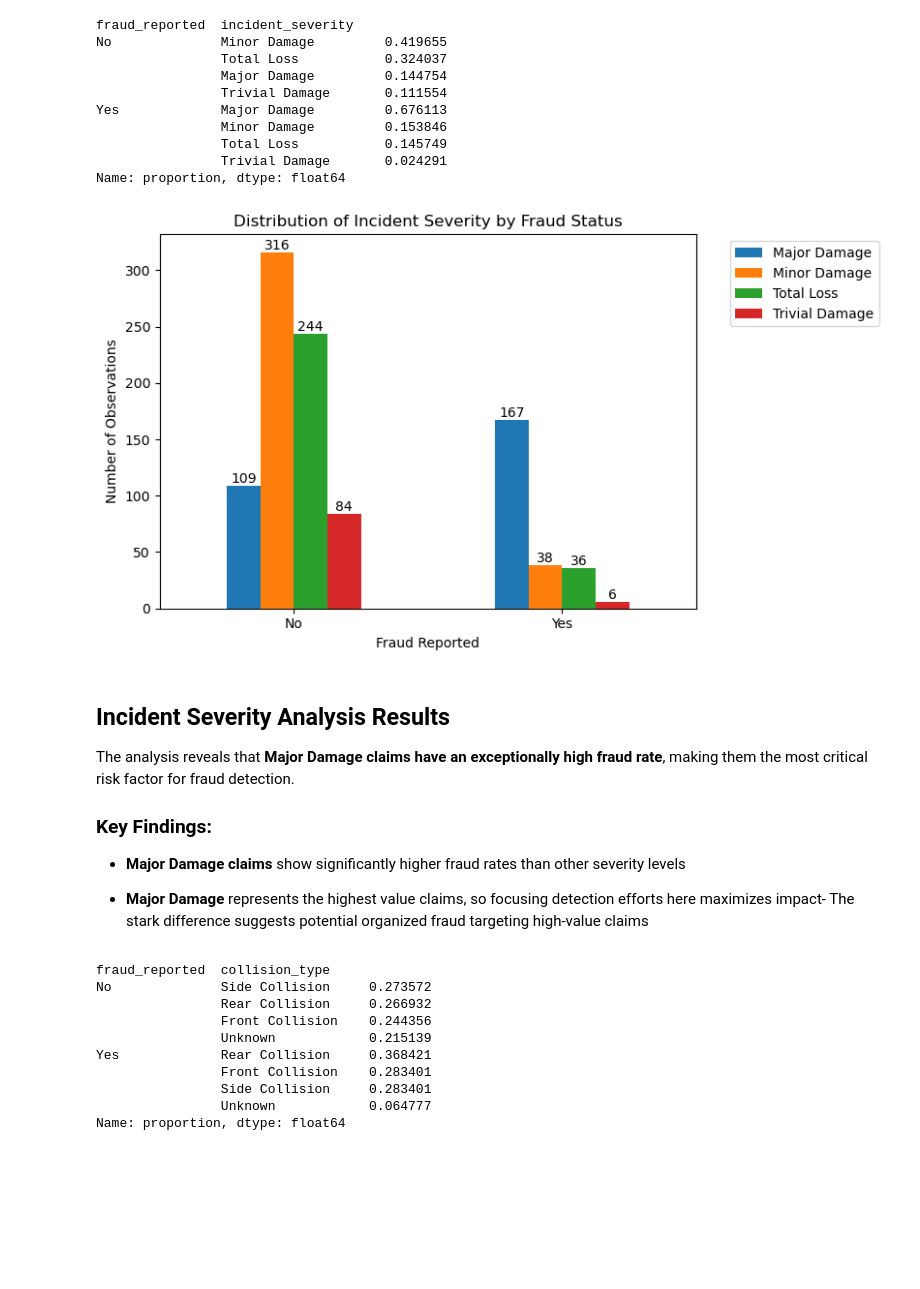
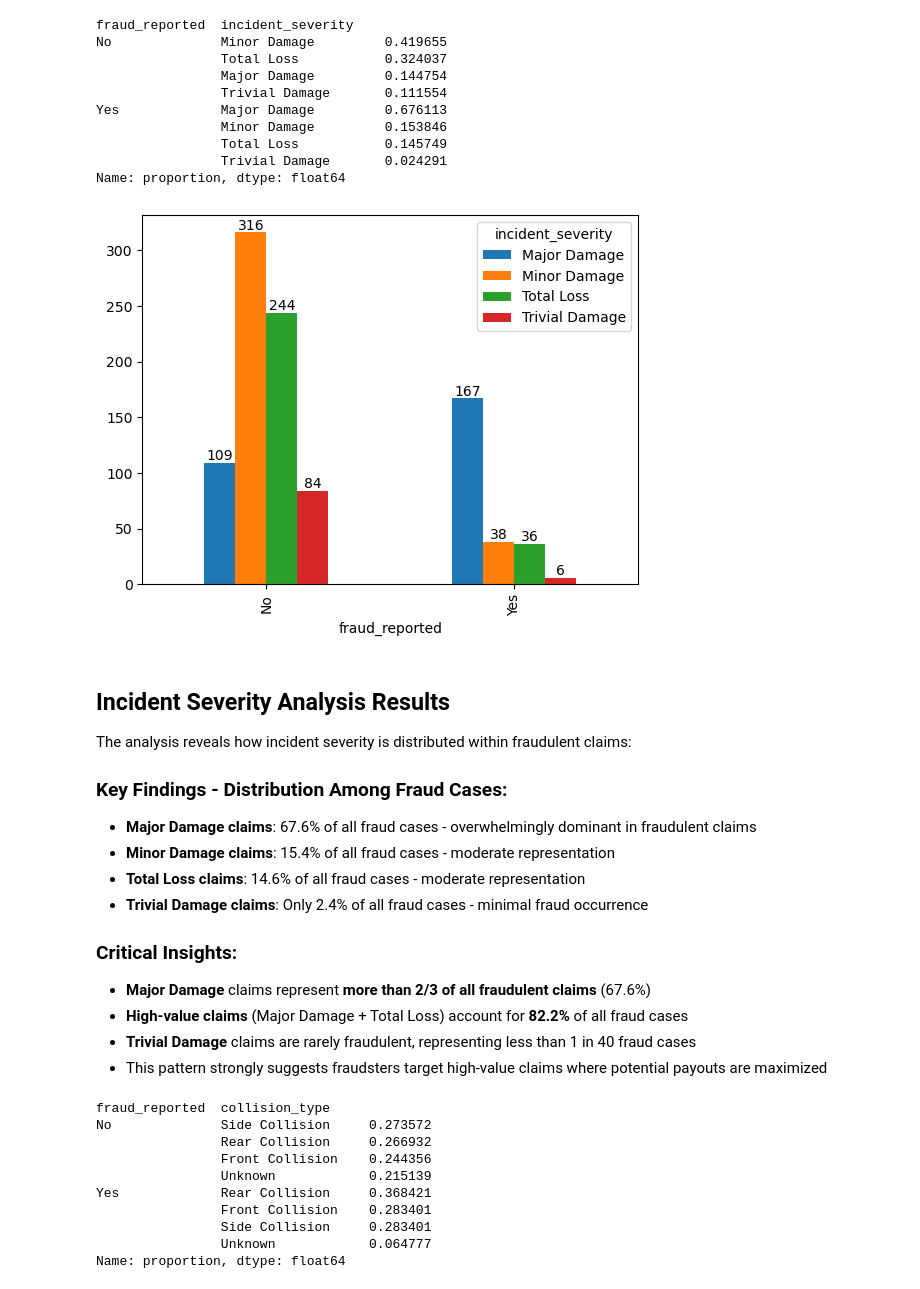
Before and after one commit to oaj1/Insurance_Claims, a Jupyter notebook: Insurance_Claims_IncidentCharacteristicsEDA.ipynb, the cells around one changed output. Saved outputs shown, nothing was run; the diff lists cells and outputs as text; code cells hidden in the pictures; blank space fills up the shorter version.

Commit message:
Claims Characteristics clean up

```diff
--- a/Insurance_Claims_IncidentCharacteristicsEDA.ipynb
+++ b/Insurance_Claims_IncidentCharacteristicsEDA.ipynb
@@ -90,35 +83,31 @@ Yes             Major Damage         0.676113
                 Total Loss           0.145749
                 Trivial Damage       0.024291
 Name: proportion, dtype: float64
-# %%
-# Visualize incident severity distribution by fraud status
-ax = df.groupby('fraud_reported')['incident_severity'].value_counts().unstack().plot(kind='bar', stacked=False)
-
-# Add number of observations on top of each bar
-for p in ax.patches:
-    if p.get_height() > 0:
-        ax.annotate(f'{p.get_height():.0f}', (p.get_x() + p.get_width()/2, p.get_height()), ha='center', va='bottom')
-
-plt.xlabel('Fraud Reported')
-plt.ylabel('Number of Observations')
-
-plt.title('Distribution of Incident Severity by Fraud Status')
-plt.xticks(rotation=0)
-plt.tight_layout()
-plt.legend(bbox_to_anchor=(1.05, 1), loc='upper left')
-plt.show()
-# %% [output]
-[figure, removed]
+# %%
+ax = df.groupby('fraud_reported')['incident_severity'].value_counts().unstack().plot(kind = 'bar', stacked = False)
+
+
+for container in ax.containers:
+    ax.bar_label(container)
+# %% [output]
+[figure, added]
 # %% [markdown]
 ## Incident Severity Analysis Results
 
-The analysis reveals that **Major Damage claims have an exceptionally high fraud rate**, making them the most critical risk factor for fraud detection.
+The analysis reveals how incident severity is distributed within fraudulent claims:
 
-### Key Findings:
+### Key Findings - Distribution Among Fraud Cases:
 
-- **Major Damage claims** show significantly higher fraud rates than other severity levels
+- **Major Damage claims**: 67.6% of all fraud cases - overwhelmingly dominant in fraudulent claims
+- **Minor Damage claims**: 15.4% of all fraud cases - moderate representation
+- **Total Loss claims**: 14.6% of all fraud cases - moderate representation
+- **Trivial Damage claims**: Only 2.4% of all fraud cases - minimal fraud occurrence
 
-- **Major Damage** represents the highest value claims, so focusing detection efforts here maximizes impact- The stark difference suggests potential organized fraud targeting high-value claims
+### Critical Insights:
+- **Major Damage** claims represent **more than 2/3 of all fraudulent claims** (67.6%)
+- **High-value claims** (Major Damage + Total Loss) account for **82.2%** of all fraud cases
+- **Trivial Damage** claims are rarely fraudulent, representing less than 1 in 40 fraud cases
+- This pattern strongly suggests fraudsters target high-value claims where potential payouts are maximized
 # %%
 df.groupby('fraud_reported')['collision_type'].value_counts(normalize=True)
 # %% [output]
```
Also changed, not shown: parts of 9 cells of this notebook, 2 other files.
